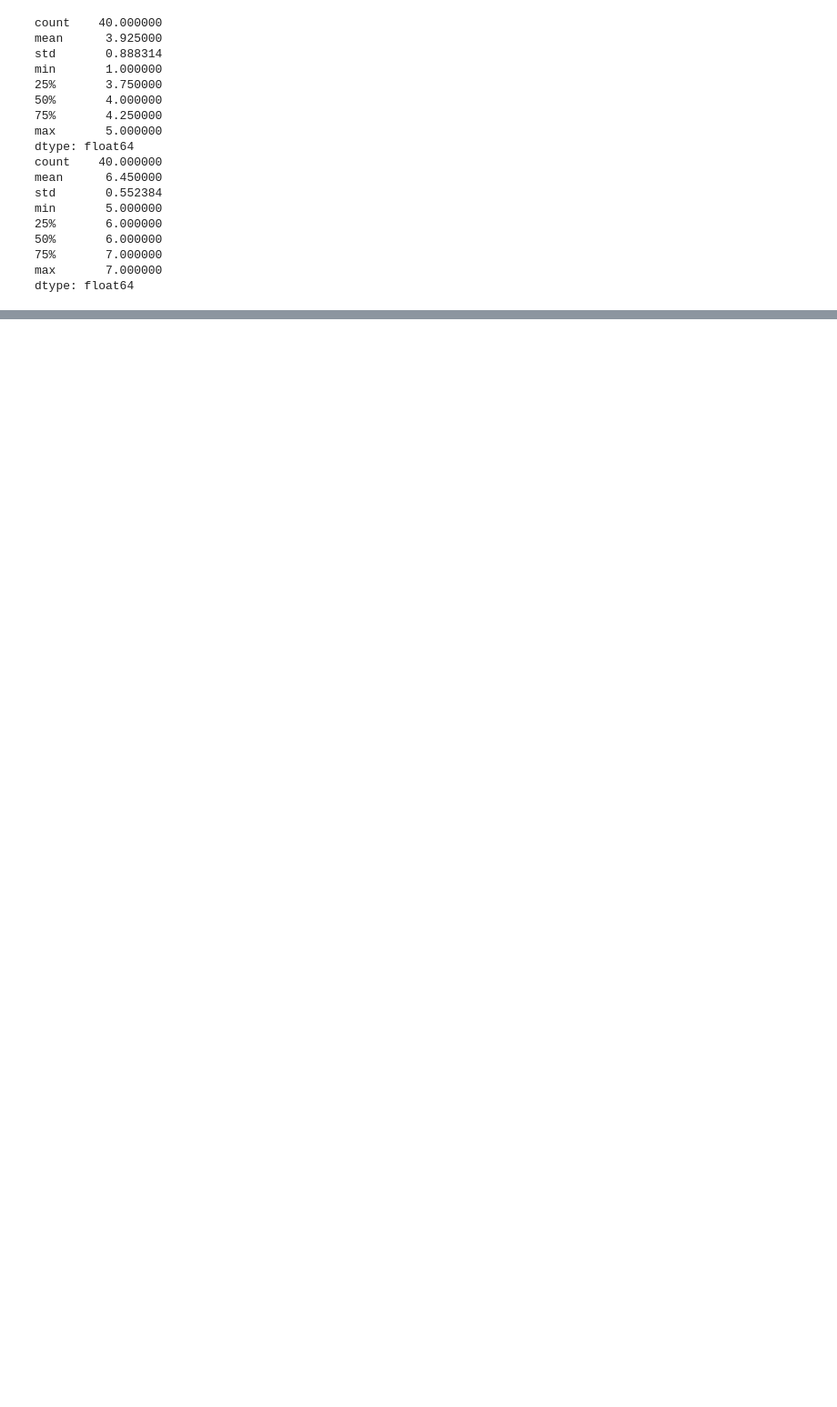
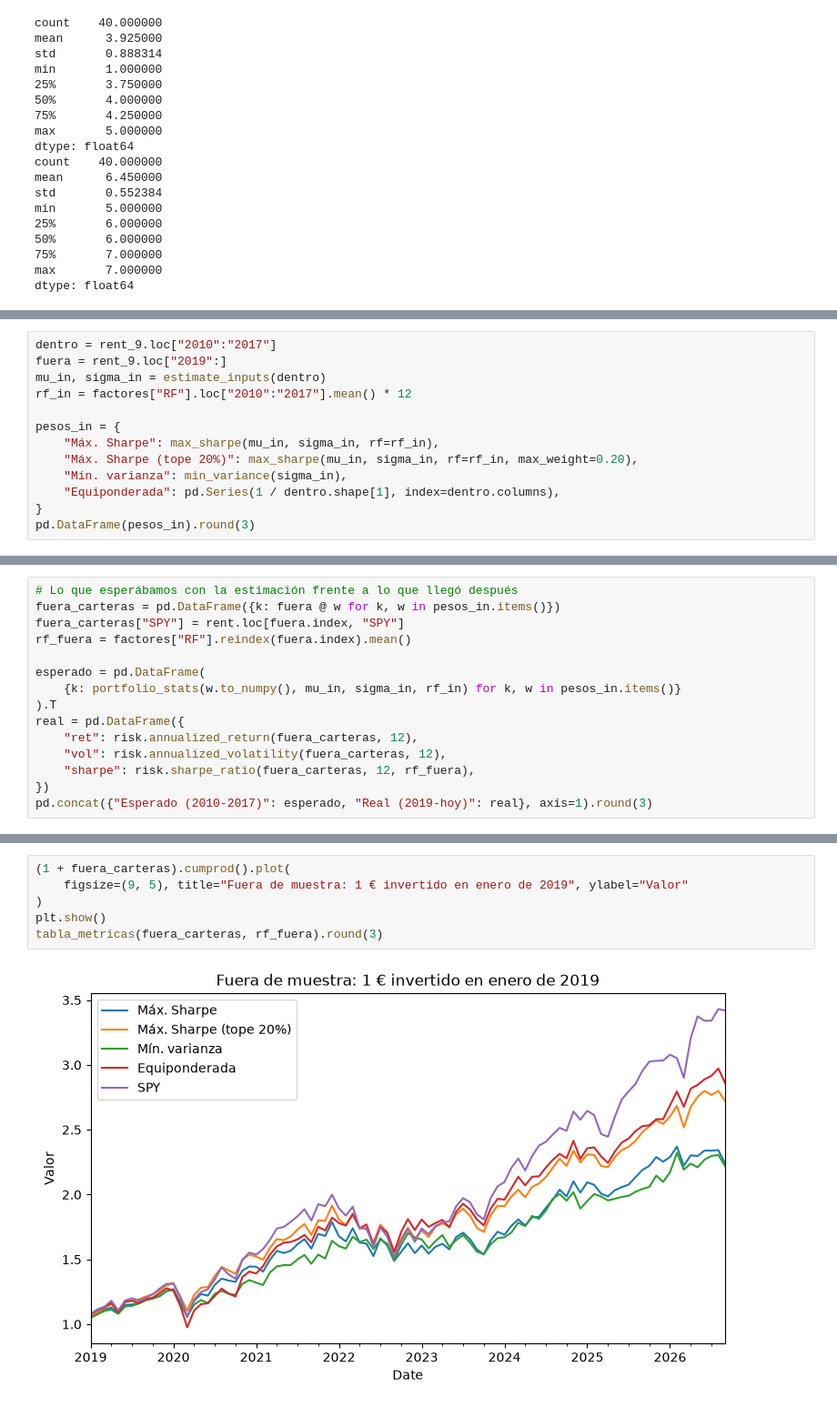
Before and after one commit to hectoorperezz/quant-management, a Jupyter notebook: notebooks/02_mpt_factores.ipynb, the cells around one changed output, grey strips where cells are left out. Shown at 91% size. Cells and saved outputs as stored; diff of their text form; blank space fills up the shorter version.

```diff
--- a/notebooks/02_mpt_factores.ipynb
+++ b/notebooks/02_mpt_factores.ipynb
@@ -93,0 +187,13 @@ dtype: float64
+# %%
+dentro = rent_9.loc["2010":"2017"]
+fuera = rent_9.loc["2019":]
+mu_in, sigma_in = estimate_inputs(dentro)
+rf_in = factores["RF"].loc["2010":"2017"].mean() * 12
+
+pesos_in = {
+    "Máx. Sharpe": max_sharpe(mu_in, sigma_in, rf=rf_in),
+    "Máx. Sharpe (tope 20%)": max_sharpe(mu_in, sigma_in, rf=rf_in, max_weight=0.20),
+    "Mín. varianza": min_variance(sigma_in),
+    "Equiponderada": pd.Series(1 / dentro.shape[1], index=dentro.columns),
+}
+pd.DataFrame(pesos_in).round(3)
@@ -93,0 +211,15 @@ dtype: float64
+# %%
+# Lo que esperábamos con la estimación frente a lo que llegó después
+fuera_carteras = pd.DataFrame({k: fuera @ w for k, w in pesos_in.items()})
+fuera_carteras["SPY"] = rent.loc[fuera.index, "SPY"]
+rf_fuera = factores["RF"].reindex(fuera.index).mean()
+
+esperado = pd.DataFrame(
+    {k: portfolio_stats(w.to_numpy(), mu_in, sigma_in, rf_in) for k, w in pesos_in.items()}
+).T
+real = pd.DataFrame({
+    "ret": risk.annualized_return(fuera_carteras, 12),
+    "vol": risk.annualized_volatility(fuera_carteras, 12),
+    "sharpe": risk.sharpe_ratio(fuera_carteras, 12, rf_fuera),
+})
+pd.concat({"Esperado (2010-2017)": esperado, "Real (2019-hoy)": real}, axis=1).round(3)
@@ -93,0 +234,8 @@ dtype: float64
+# %%
+(1 + fuera_carteras).cumprod().plot(
+    figsize=(9, 5), title="Fuera de muestra: 1 € invertido en enero de 2019", ylabel="Valor"
+)
+plt.show()
+tabla_metricas(fuera_carteras, rf_fuera).round(3)
+# %% [output]
+[figure, added]
```
Also changed, not shown: parts of 14 cells of this notebook, 1 other file.
